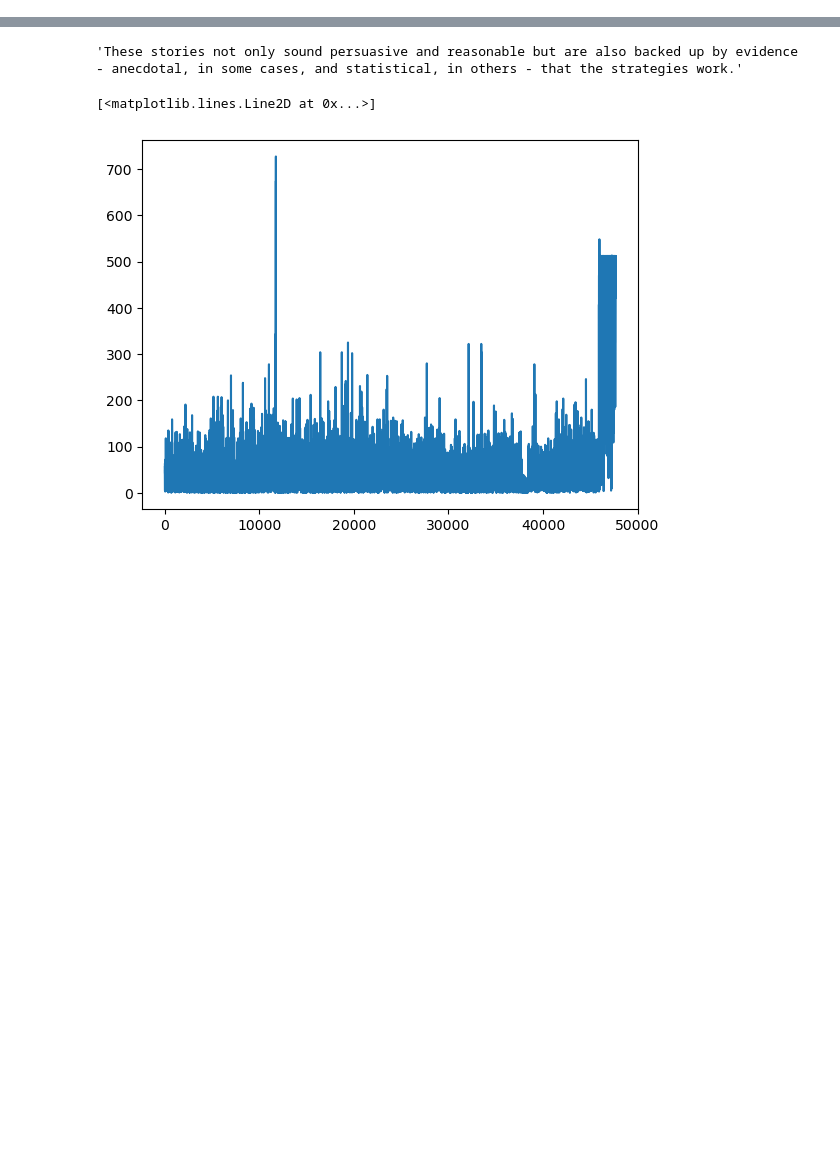
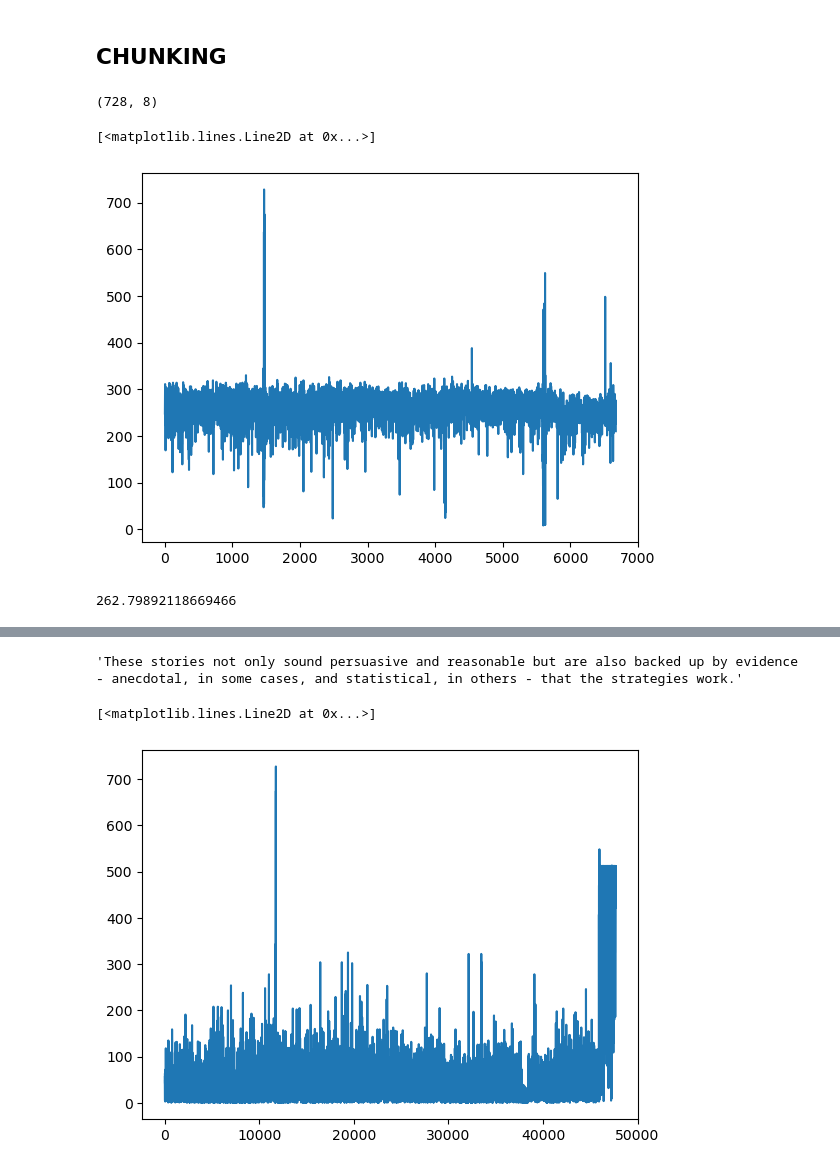
Before and after one commit to Athe-kunal/Mod-HyDE, a Jupyter notebook: finetune.ipynb, the cells around one changed output, grey strips where cells are left out. Drawn from its saved outputs; the diff is of its cells as text; code cells hidden in the pictures; blank space fills up the shorter version.

Commit message:
chunking code

```diff
--- a/finetune.ipynb
+++ b/finetune.ipynb
@@ -15,14 +15,14 @@ for book in os.listdir("artifacts/book_hi_res"):
 # %%
-with open("all_book_data.txt","w") as f:
-    f.write(all_books_data)
+# with open("all_book_data.txt","w") as f:
+#     f.write(all_books_data)
 # %%
 with open("all_book_data.txt","r") as f:
     all_books_data = f.read()
 # %%
-import ast
-from tqdm import tqdm
-with open(f"valuation_mckinsey.txt", "r") as f:
-        book_data = ast.literal_eval(f.read())
-for bd in tqdm(book_data):
-    all_books_data += bd['text']
+# import ast
+# from tqdm import tqdm
+# with open(f"valuation_mckinsey.txt", "r") as f:
+#         book_data = ast.literal_eval(f.read())
+# for bd in tqdm(book_data):
+#     all_books_data += bd['text']
 # %%
@@ -45,3 +45,5 @@ for file in youtube_transcripts_list:
 import re
 
 all_books_data_list = re.split(r"(?<=[.?!])\s+", all_books_data)
+# %% [markdown]
+## CHUNKING
@@ -47,0 +52,31 @@ all_books_data_list = re.split(r"(?<=[.?!])\s+", all_books_data)
+# %%
+from langchain_text_splitters import RecursiveCharacterTextSplitter
+
+text_splitter = RecursiveCharacterTextSplitter(
+    # Set a really small chunk size, just to show.
+    separators = [". "],
+    chunk_size=1750,
+    chunk_overlap=100,
+    length_function=len,
+    is_separator_regex=False,
+
+)
+
+books_data_splitted_text = text_splitter.split_text(all_books_data)
+# %%
+num_words = [len(s.split(" ")) for s in books_data_splitted_text]
+# %%
+max(num_words),min(num_words)
+# %% [output]
+(728, 8)
+# %%
+import matplotlib.pyplot as plt
+
+plt.plot(num_words)
+# %% [output]
+[<matplotlib.lines.Line2D at 0x...>]
+[figure, added]
+# %%
+sum(num_words)/len(num_words)
+# %% [output]
+262.79892118669466
```
Also changed, not shown: parts of 8 cells of this notebook, 7 other files.
